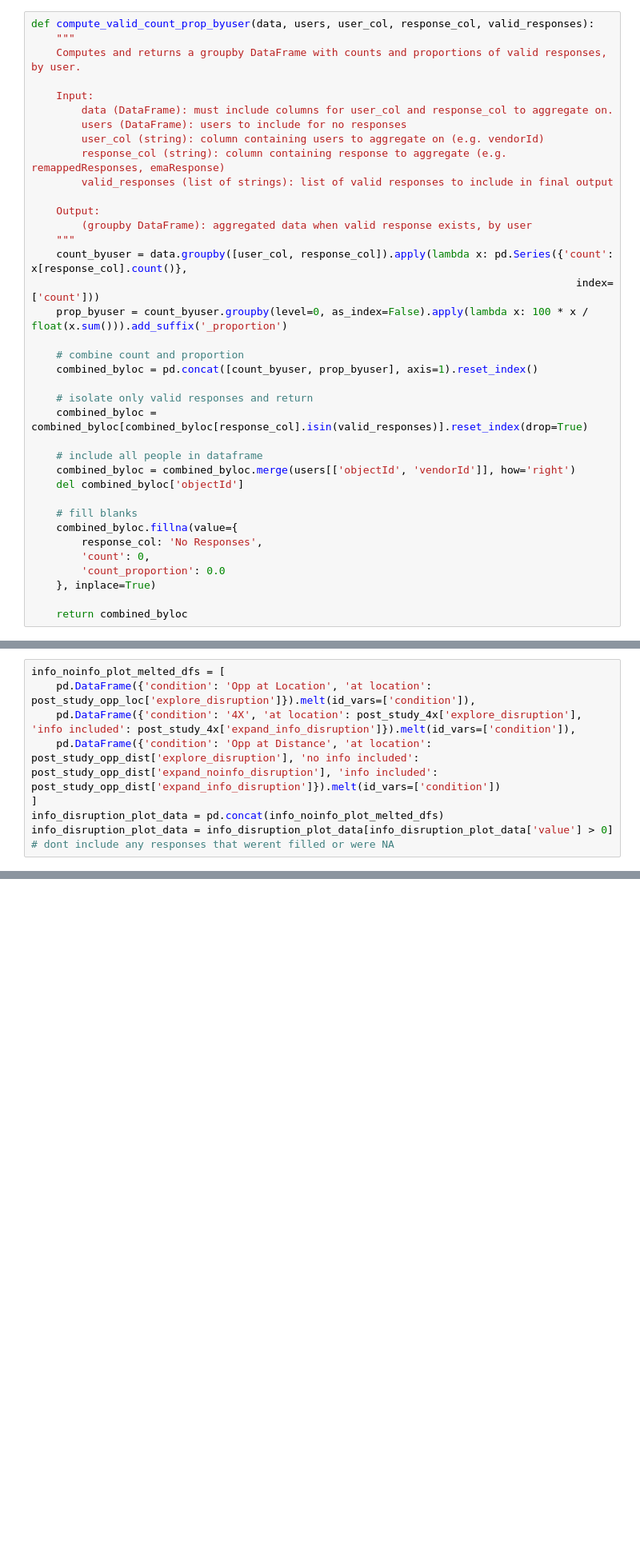
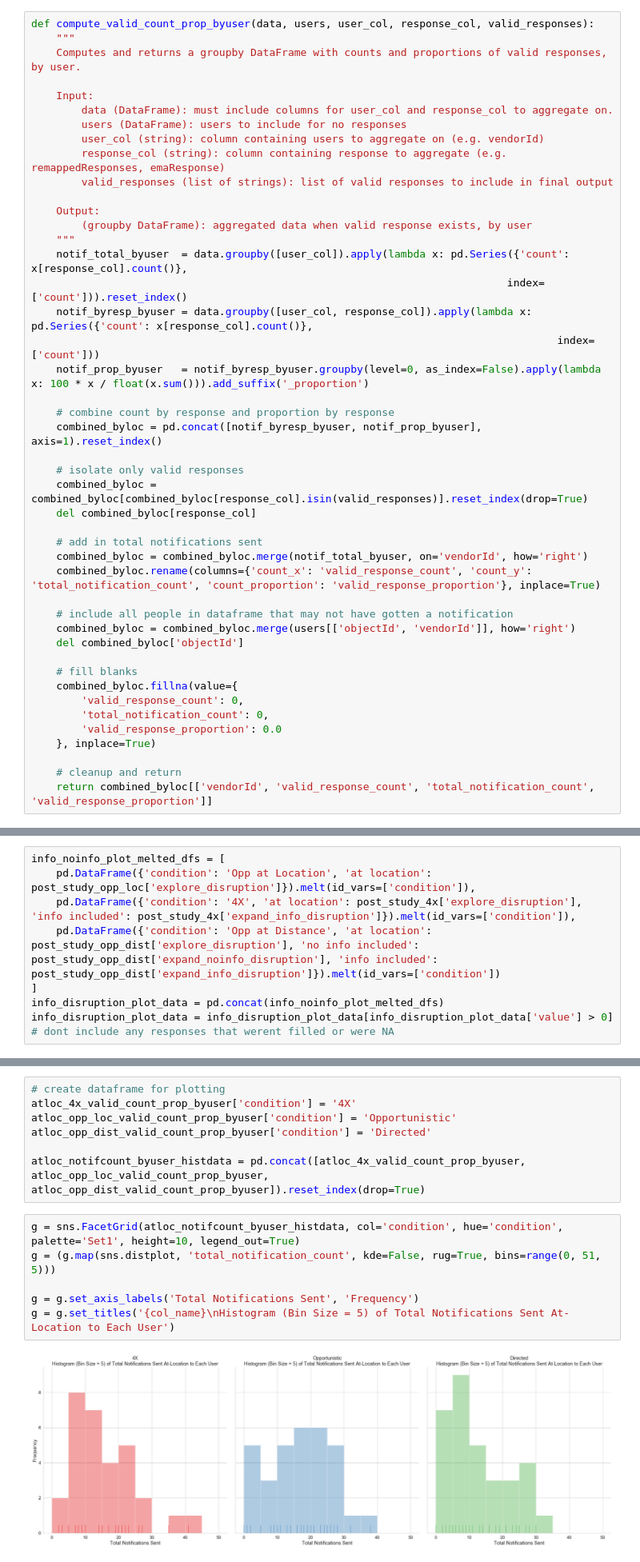
Before and after one commit to NUDelta/les-study-analysis, a Jupyter notebook: w2018/4X-study-analysis.ipynb, the cells around one changed output, grey strips where cells are left out. Shown at 80% size. Drawn from its saved outputs; the diff is of its cells as text; blank space fills up the shorter version.

Commit message:
adding hist of notifications by user

```diff
--- a/w2018/4X-study-analysis.ipynb
+++ b/w2018/4X-study-analysis.ipynb
@@ -981,28 +1011,36 @@ def compute_valid_count_prop_byuser(data, users, user_col, response_col, valid_r
     Output:
         (groupby DataFrame): aggregated data when valid response exists, by user
     """
-    count_byuser = data.groupby([user_col, response_col]).apply(lambda x: pd.Series({'count': x[response_col].count()},
-                                                                                       index=['count']))
-    prop_byuser = count_byuser.groupby(level=0, as_index=False).apply(lambda x: 100 * x / float(x.sum())).add_suffix('_proportion')
+    notif_total_byuser  = data.groupby([user_col]).apply(lambda x: pd.Series({'count': x[response_col].count()},
+                                                                            index=['count'])).reset_index()
+    notif_byresp_byuser = data.groupby([user_col, response_col]).apply(lambda x: pd.Series({'count': x[response_col].count()},
+                                                                                    index=['count']))
+    notif_prop_byuser   = notif_byresp_byuser.groupby(level=0, as_index=False).apply(lambda x: 100 * x / float(x.sum())).add_suffix('_proportion')
 
-    # combine count and proportion
-    combined_byloc = pd.concat([count_byuser, prop_byuser], axis=1).reset_index()
+    # combine count by response and proportion by response
+    combined_byloc = pd.concat([notif_byresp_byuser, notif_prop_byuser], axis=1).reset_index()
 
-    # isolate only valid responses and return
+    # isolate only valid responses
     combined_byloc = combined_byloc[combined_byloc[response_col].isin(valid_responses)].reset_index(drop=True)
+    del combined_byloc[response_col]
 
-    # include all people in dataframe
+    # add in total notifications sent
+    combined_byloc = combined_byloc.merge(notif_total_byuser, on='vendorId', how='right')
+    combined_byloc.rename(columns={'count_x': 'valid_response_count', 'count_y': 'total_notification_count', 'count_proportion': 'valid_response_proportion'}, inplace=True)
+
+    # include all people in dataframe that may not have gotten a notification
     combined_byloc = combined_byloc.merge(users[['objectId', 'vendorId']], how='right')
     del combined_byloc['objectId']
 
     # fill blanks
     combined_byloc.fillna(value={
-        response_col: 'No Responses',
-        'count': 0,
-        'count_proportion': 0.0
+        'valid_response_count': 0,
+        'total_notification_count': 0,
+        'valid_response_proportion': 0.0
     }, inplace=True)
 
-    return combined_byloc
+    # cleanup and return
+    return combined_byloc[['vendorId', 'valid_response_count', 'total_notification_count', 'valid_response_proportion']]
 # %% [markdown]
 ## 4X: At Location
 # %%
@@ -2029,0 +2093,15 @@ Text(0.5,1,'Disruptiveness and Desired Count')
+# %%
+# create dataframe for plotting
+atloc_4x_valid_count_prop_byuser['condition'] = '4X'
+atloc_opp_loc_valid_count_prop_byuser['condition'] = 'Opportunistic'
+atloc_opp_dist_valid_count_prop_byuser['condition'] = 'Directed'
+
+atloc_notifcount_byuser_histdata = pd.concat([atloc_4x_valid_count_prop_byuser, atloc_opp_loc_valid_count_prop_byuser, atloc_opp_dist_valid_count_prop_byuser]).reset_index(drop=True)
+# %%
+g = sns.FacetGrid(atloc_notifcount_byuser_histdata, col='condition', hue='condition', palette='Set1', height=10, legend_out=True)
+g = (g.map(sns.distplot, 'total_notification_count', kde=False, rug=True, bins=range(0, 51, 5)))
+
+g = g.set_axis_labels('Total Notifications Sent', 'Frequency')
+g = g.set_titles('{col_name}\nHistogram (Bin Size = 5) of Total Notifications Sent At-Location to Each User')
+# %% [output]
+[figure, added]
```
Also changed, not shown: parts of 11 cells of this notebook.
